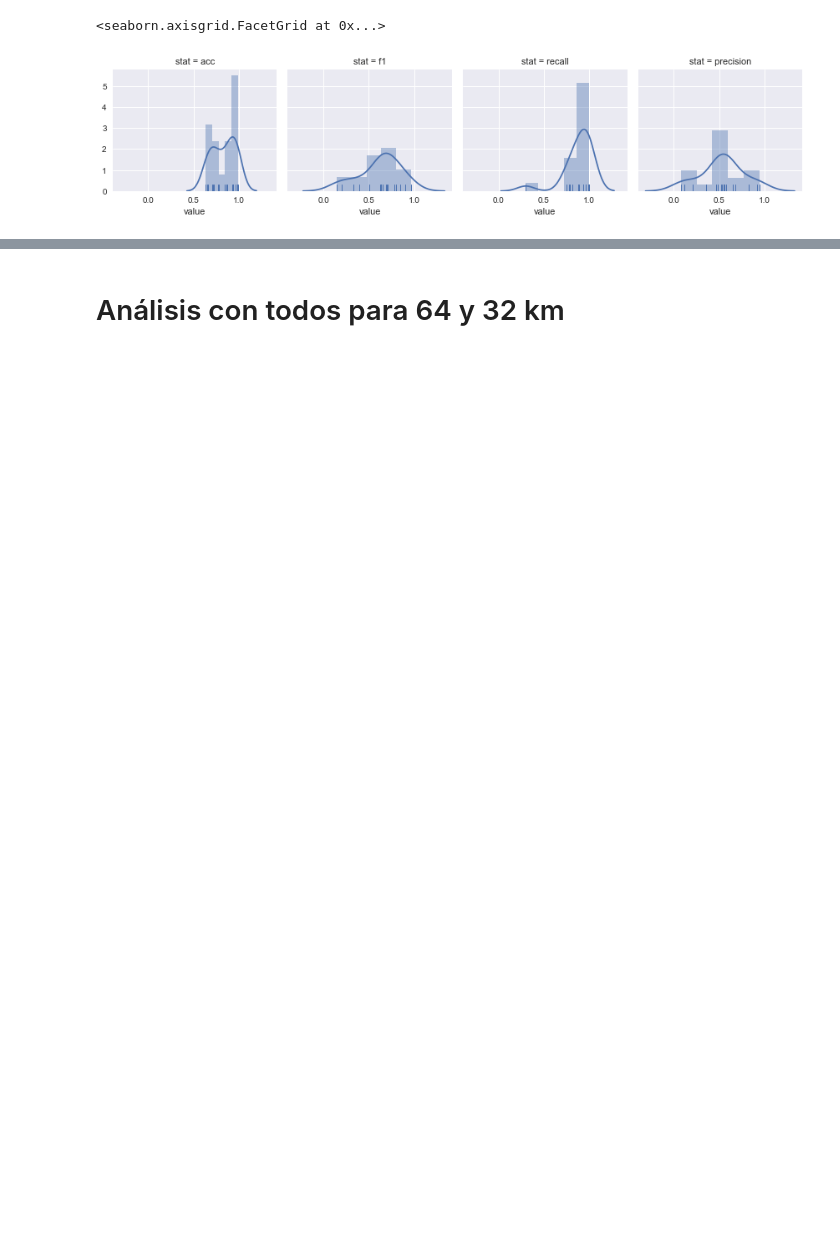
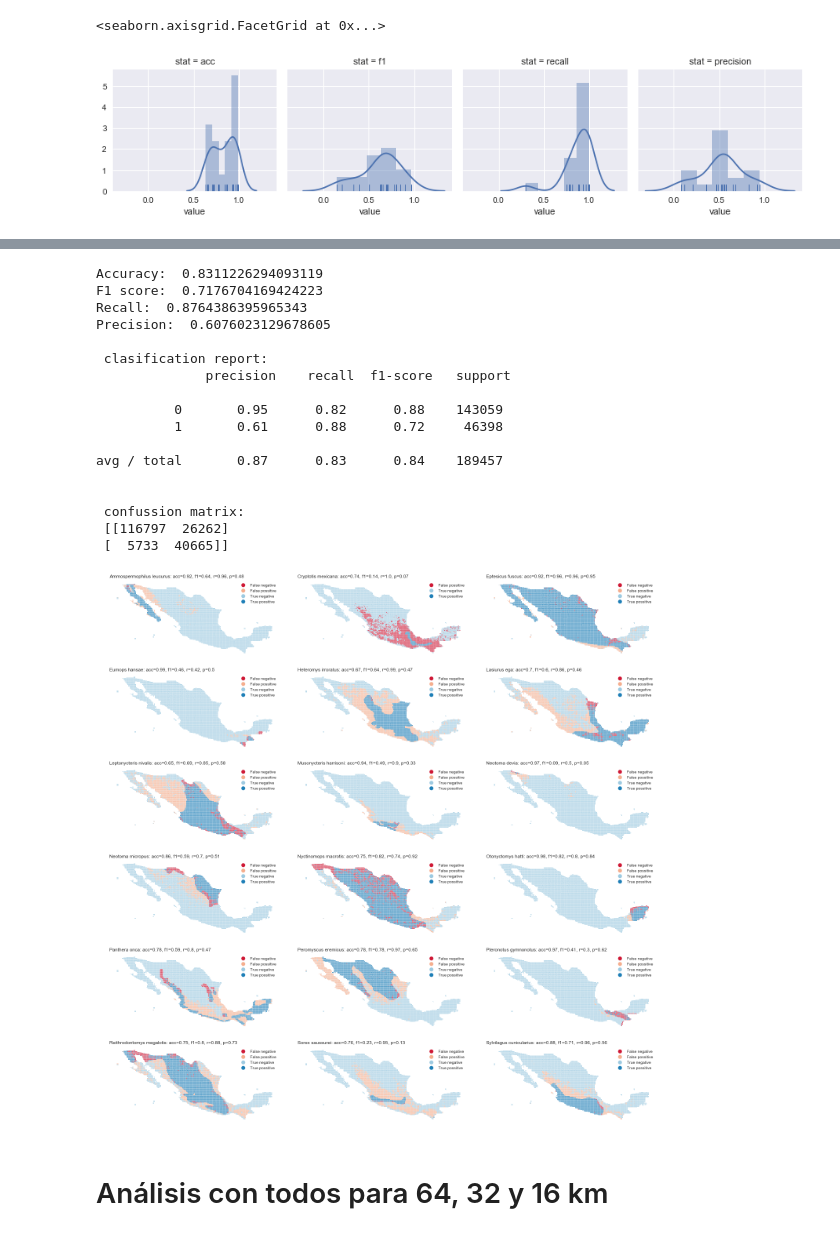
Before and after one commit to rausial/species_notebooks, a Jupyter notebook: SPECIES_vs_Expertos.ipynb, the cells around one changed output, grey strips where cells are left out. Drawn from its saved outputs; the diff is of its cells as text; code cells hidden in the pictures; blank space fills up the shorter version.

```diff
--- a/SPECIES_vs_Expertos.ipynb
+++ b/SPECIES_vs_Expertos.ipynb
@@ -309,0 +318,42 @@ def evaluate_sdms(api_url, sp_cells, analysis_res = 64, start = 0, end = 20):
+# %%
+def print_eval_stats(sdms_df):
+    print('Accuracy: ', accuracy_score(sdms_df.presence, sdms_df.pred))
+    print('F1 score: ', f1_score(sdms_df.presence, sdms_df.pred))
+    print('Recall: ', recall_score(sdms_df.presence, sdms_df.pred))
+    print('Precision: ', precision_score(sdms_df.presence, sdms_df.pred))
+    print('\n clasification report: \n', classification_report(sdms_df.presence, sdms_df.pred))
+    print('\n confussion matrix: \n',confusion_matrix(sdms_df.presence, sdms_df.pred))
+# %%
+def plot_confussion_maps(sdms_df, num_plots):
+    flatui = ['#ca0020','#f4a582','#92c5de','#0571b0']
+    my_cmap = ListedColormap(sns.color_palette(flatui).as_hex())
+
+    nrows = num_plots // 3
+    f, axes = plt.subplots(nrows=nrows, ncols=3, figsize=(20, 20))
+    sp_grp = sdms_df.groupby('species')
+
+    axes = axes.flat
+    ax_num = 0
+
+    for name, grp in sp_grp:
+        if ax_num >= len(axes):
+            break
+        ax = axes[ax_num]
+        ax_num += 1
+        acc = accuracy_score(grp.presence, grp.pred)
+        f1 = f1_score(grp.presence, grp.pred)
+        recall = recall_score(grp.presence, grp.pred)
+        prec = precision_score(grp.presence, grp.pred)
+        ax.set_title('{}: acc={}, f1={}, r={}, p={}'.format(
+            name, round(acc, 2), round(f1, 2), round(recall, 2), round(prec, 2)), loc="left")
+
+        grp.plot(ax=ax,
+                  column='confussion_labels',
+                  alpha=0.9,
+                  edgecolor='w',
+                  legend=True,
+                  categorical=True,
+                  cmap=my_cmap)
+        ax.set_axis_off()
+
+    f.tight_layout()
@@ -500,4 +510,26 @@ g.map(sns.distplot, 'value', bins=5, kde=True, rug=True)
+# %%
+print_eval_stats(sdms16_df)
+plot_confussion_maps(sdms16_df, 20)
+# %% [output]
+Accuracy:  0.8311226294093119
+F1 score:  0.7176704169424223
+Recall:  0.8764386395965343
+Precision:  0.6076023129678605
+
+ clasification report:
+              precision    recall  f1-score   support
+
+          0       0.95      0.82      0.88    143059
+          1       0.61      0.88      0.72     46398
+
+avg / total       0.87      0.83      0.84    189457
+
+
+ confussion matrix:
+ [[116797  26262]
+ [  5733  40665]]
+[figure, added]
 # %% [markdown]
-# Análisis con todos para 64 y 32 km
+# Análisis con todos para 64, 32 y 16 km
 # %%
 analysis_res = 64
```
Also changed, not shown: parts of 34 cells of this notebook.
